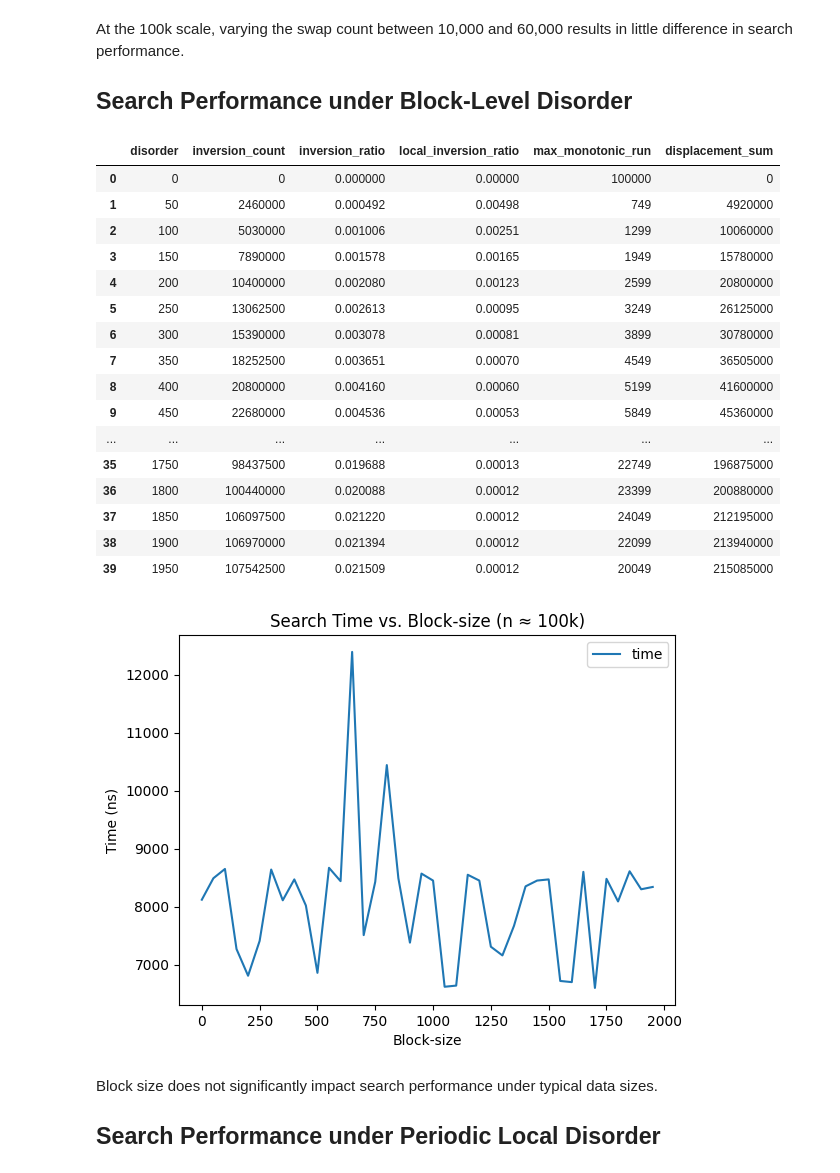
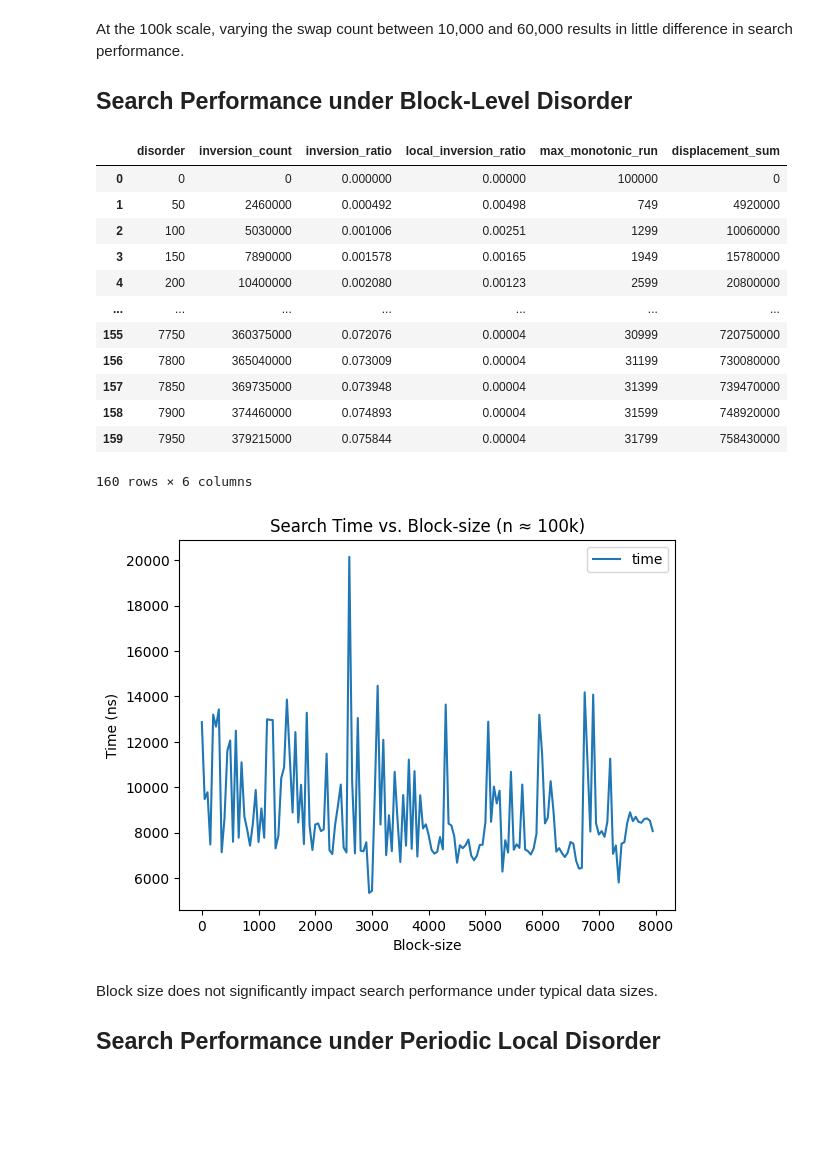
Before and after one commit to SHIINASAMA/nearorder, a Jupyter notebook: analysis/perf.ipynb, the cells around one changed output. Cells and saved outputs as stored; diff of their text form; code cells hidden in the pictures; blank space fills up the shorter version.

Commit message:
Partial Shuffle Ratio

```diff
--- a/analysis/perf.ipynb
+++ b/analysis/perf.ipynb
@@ -34,7 +35,7 @@ def test_find_num(xs):
 time_rows = []
 disorder_rows = []
 
-for disorder in range(0, 60000, 5000):
+for disorder in range(0, 60000, 300):
     target = inject_adjacent_swaps(xs=seq, swaps=disorder)
     t = bench(test_find_num, args=[target])
     time_rows.append({"disorder": disorder, "time": t})
@@ -72,44 +73,40 @@ At the 100k scale, varying the swap count between 10,000 and 60,000 results in l
 # %%
 from nearorder.math.generate import block_shuffle
 
 time_rows = []
 disorder_rows = []
 
-for disorder in range(0, 2000, 50):
-    target = block_shuffle(seq, disorder, seed=114)
+for disorder in range(0, 8000, 50):
+    target = block_shuffle(seq, disorder, seed=seed)
     t = bench(test_find_num, args=[target])
     time_rows.append({"disorder": disorder, "time": t})
     metrics = disorder_metrics(target)
     metrics.pop('n')
     disorder_rows.append({"disorder": disorder} | metrics)
 
 df1 = pd.DataFrame(time_rows)
 ax = df1.plot(x="disorder")
 ax.set_xlabel("Block-size")
 ax.set_ylabel("Time (ns)")
 ax.set_title("Search Time vs. Block-size (n ≈ 100k)")
 
 df2 = pd.DataFrame(disorder_rows)
 df2
 # %% [output]
 |  | disorder | inversion_count | inversion_ratio | local_inversion_ratio | max_monotonic_run | displacement_sum |
 | 0 | 0 | 0 | 0.000000 | 0.00000 | 100000 | 0 |
 | 1 | 50 | 2460000 | 0.000492 | 0.00498 | 749 | 4920000 |
 | 2 | 100 | 5030000 | 0.001006 | 0.00251 | 1299 | 10060000 |
 | 3 | 150 | 7890000 | 0.001578 | 0.00165 | 1949 | 15780000 |
 | 4 | 200 | 10400000 | 0.002080 | 0.00123 | 2599 | 20800000 |
-| 5 | 250 | 13062500 | 0.002613 | 0.00095 | 3249 | 26125000 |
-| 6 | 300 | 15390000 | 0.003078 | 0.00081 | 3899 | 30780000 |
-| 7 | 350 | 18252500 | 0.003651 | 0.00070 | 4549 | 36505000 |
-| 8 | 400 | 20800000 | 0.004160 | 0.00060 | 5199 | 41600000 |
-| 9 | 450 | 22680000 | 0.004536 | 0.00053 | 5849 | 45360000 |
 | ... | ... | ... | ... | ... | ... | ... |
-| 35 | 1750 | 98437500 | 0.019688 | 0.00013 | 22749 | 196875000 |
-| 36 | 1800 | 100440000 | 0.020088 | 0.00012 | 23399 | 200880000 |
-| 37 | 1850 | 106097500 | 0.021220 | 0.00012 | 24049 | 212195000 |
-| 38 | 1900 | 106970000 | 0.021394 | 0.00012 | 22099 | 213940000 |
-| 39 | 1950 | 107542500 | 0.021509 | 0.00012 | 20049 | 215085000 |
+| 155 | 7750 | 360375000 | 0.072076 | 0.00004 | 30999 | 720750000 |
+| 156 | 7800 | 365040000 | 0.073009 | 0.00004 | 31199 | 730080000 |
+| 157 | 7850 | 369735000 | 0.073948 | 0.00004 | 31399 | 739470000 |
+| 158 | 7900 | 374460000 | 0.074893 | 0.00004 | 31599 | 748920000 |
+| 159 | 7950 | 379215000 | 0.075844 | 0.00004 | 31799 | 758430000 |
+160 rows × 6 columns
-[figure, old version]
+[figure, new version]
 # %% [markdown]
 Block size does not significantly impact search performance under typical data sizes.
 
```
Also changed, not shown: parts of 6 cells of this notebook.
